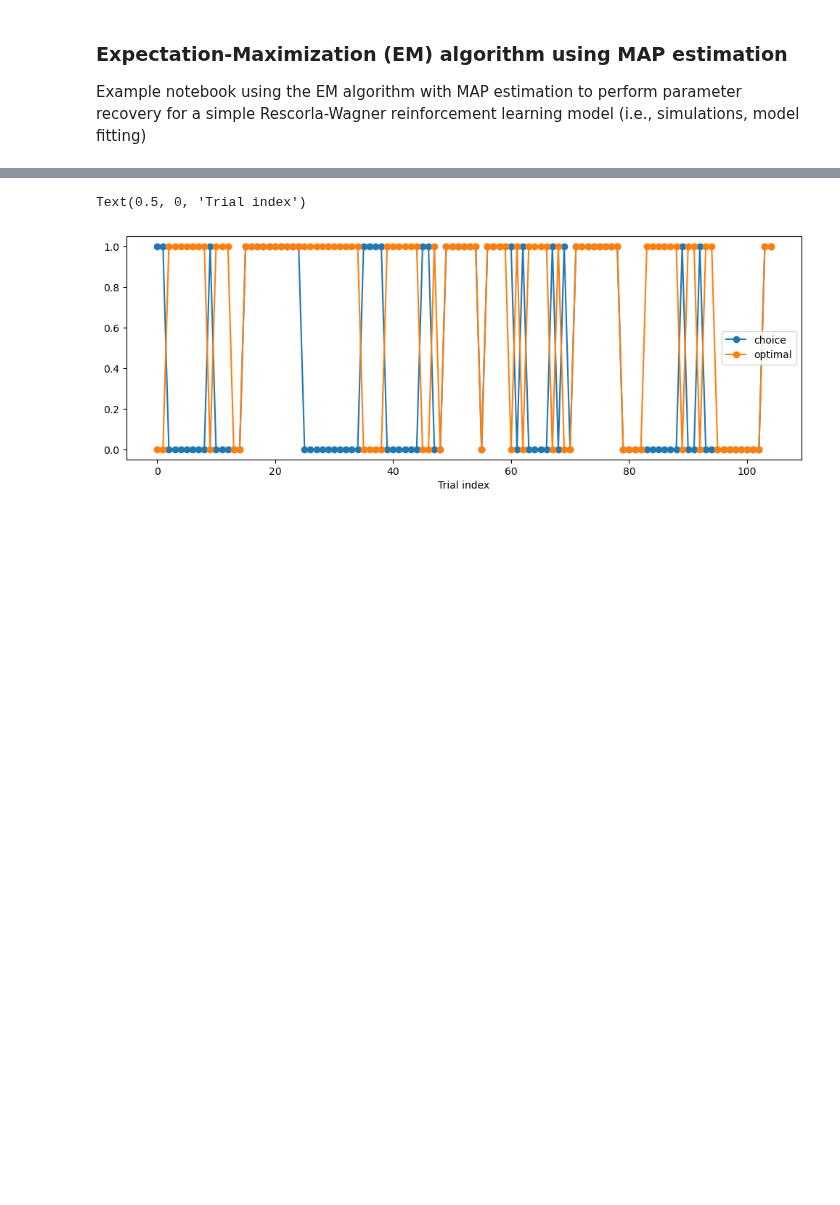
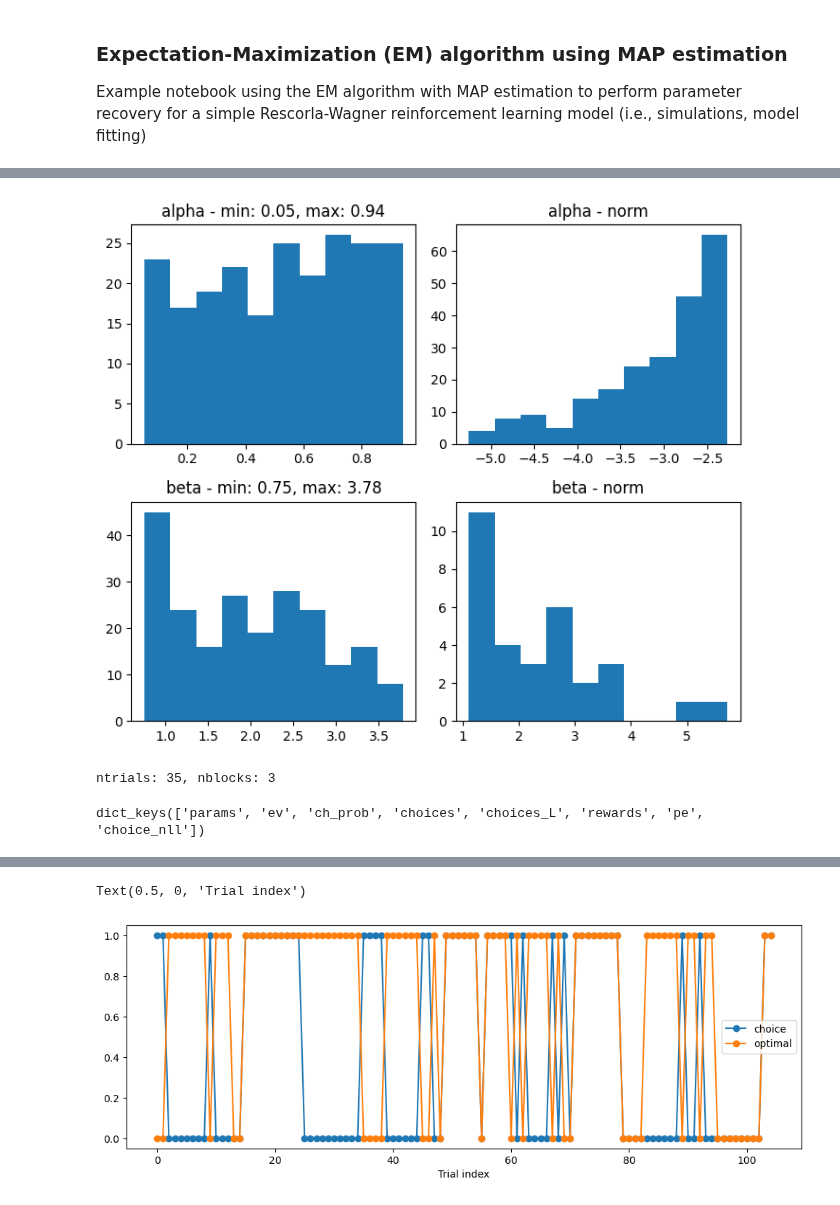
Before and after one commit to shawnrhoads/pyEM, a Jupyter notebook: examples/RW.ipynb, the cells around one changed output, grey strips where cells are left out. Drawn from its saved outputs; the diff is of its cells as text; code cells hidden in the pictures; blank space fills up the shorter version.

```diff
--- a/examples/RW.ipynb
+++ b/examples/RW.ipynb
@@ -180,0 +123,7 @@ See the caveats in the documentation: https://pandas.pydata.org/pandas-docs/stab
+# %%
+modelID = 'RW_basic_sim'
+param_names = ['lr', 'beta'] # basic
+# param_names = ['alpha_pos', 'alpha_neg', 'beta'] # valence
+# param_names = ['alpha_opt', 'alpha_pes', 'alpha_mix', 'beta'] # context
+objfunc_dict = {modelID: rw_models.fit_slot_basic}
+simul_dict   = {modelID: rw_models.simulate}
@@ -180,0 +157,22 @@ See the caveats in the documentation: https://pandas.pydata.org/pandas-docs/stab
+# %%
+# plot 2 x 2
+plt.figure(figsize=(7, 6))
+plt.subplot(221)
+plt.hist(params[:,0]);
+plt.title(f'alpha - min: {min(params[:,0]):.2f}, max: {max(params[:,0]):.2f}');
+
+plt.subplot(222)
+plt.hist(beta2norm(params[:,0]));
+plt.title(f'alpha - norm');
+
+plt.subplot(223)
+plt.hist(params[:,1]);
+plt.title(f'beta - min: {min(params[:,1]):.2f}, max: {max(params[:,1]):.2f}');
+
+plt.subplot(224)
+plt.hist(alpha2norm(params[:,1]));
+plt.title(f'beta - norm');
+
+plt.tight_layout()
+# %% [output]
+[figure, added]
@@ -180,0 +206,12 @@ See the caveats in the documentation: https://pandas.pydata.org/pandas-docs/stab
+# %%
+ntrials, nblocks = 35, 3
+print(f'ntrials: {ntrials}, nblocks: {nblocks}')
+
+simulfunc = simul_dict['RW_basic_sim']
+subj_dict = simulfunc(params, nblocks=nblocks, ntrials=ntrials, opt_act=opt_act_for_sim, outcomes=reward_for_sim, blocks=None, policy='basic')
+# %% [output]
+ntrials: 35, nblocks: 3
+# %%
+print(subj_dict.keys())
+# %% [output]
+dict_keys(['params', 'ev', 'ch_prob', 'choices', 'choices_L', 'rewards', 'pe', 'choice_nll'])
```
Also changed, not shown: parts of 17 cells of this notebook, 1 other file.
